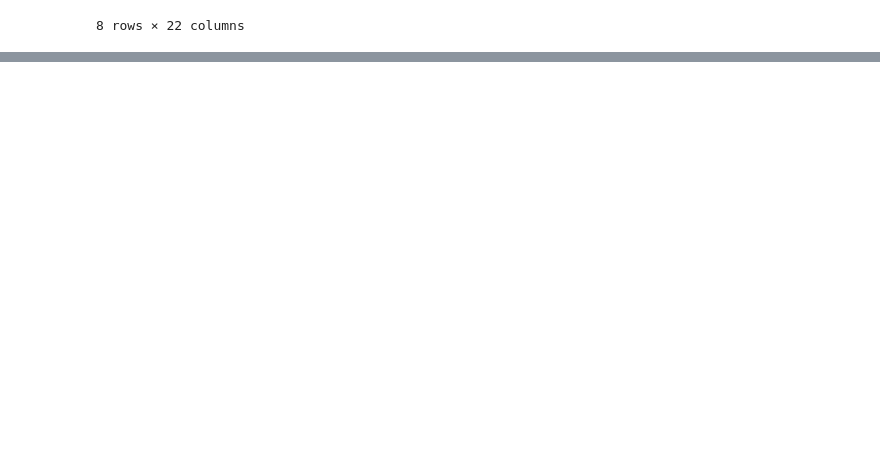
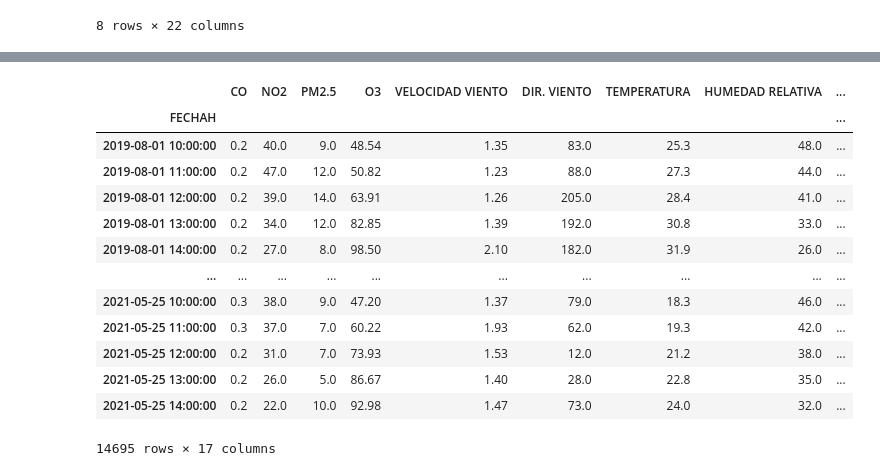
Before and after one commit to albercol/TFG, a Jupyter notebook: Fase3/RandomForest/RandomForestRegressorHoraAnterior.ipynb, the cells around one changed output, grey strips where cells are left out. Saved outputs shown, nothing was run; the diff lists cells and outputs as text; code cells hidden in the pictures; blank space fills up the shorter version.

```diff
--- a/Fase3/RandomForest/RandomForestRegressorHoraAnterior.ipynb
+++ b/Fase3/RandomForest/RandomForestRegressorHoraAnterior.ipynb
@@ -173,0 +257,17 @@ df.describe()
+# %%
+url ="https://raw.githubusercontent.com/albercol/TFG/main/Fase2/Fase%202.3/DatosUnificados/Cont_Meteo_Traf.csv"
+df = pd.read_csv(url,parse_dates=['FECHAH'])
+df = df.dropna()
+#df["hora"] = df['FECHAH'].dt.hour
+
+#Transformamos la columna tipo en 3 columnas numericas para cada tipo (LABORABLE, SABADO, DOMINGO, FESTIVO)
+valores = df.TIPO.unique()
+for v in valores:
+    print(v)
+    df[v] = df.TIPO.apply(lambda x: 1 if x==v else 0)
+
+#Borramos las columnas que no son necesarias.
+df = df.drop(['TIPO', 'NO', 'PM10', 'NOx'], axis=1)
+
+index=df.set_index(['FECHAH'])
+index
@@ -173,0 +293,7 @@ df.describe()
+# %%
+columName = index.columns.values
+
+#Seleccionamos las horas que queremos retrasar
+horasRetraso = 10
+data_series = series_to_supervised(index, horasRetraso, 0, True, columName)
+data_series
@@ -173,0 +315,18 @@ df.describe()
+# %%
+index2 = index[horasRetraso:]
+index2
+# %% [output]
+|  | CO | NO2 | PM2.5 | O3 | VELOCIDAD VIENTO | DIR. VIENTO | TEMPERATURA | HUMEDAD RELATIVA | ... |
+| FECHAH |  |  |  |  |  |  |  |  | ... |
+| 2019-08-01 10:00:00 | 0.2 | 40.0 | 9.0 | 48.54 | 1.35 | 83.0 | 25.3 | 48.0 | ... |
+| 2019-08-01 11:00:00 | 0.2 | 47.0 | 12.0 | 50.82 | 1.23 | 88.0 | 27.3 | 44.0 | ... |
+| 2019-08-01 12:00:00 | 0.2 | 39.0 | 14.0 | 63.91 | 1.26 | 205.0 | 28.4 | 41.0 | ... |
+| 2019-08-01 13:00:00 | 0.2 | 34.0 | 12.0 | 82.85 | 1.39 | 192.0 | 30.8 | 33.0 | ... |
+| 2019-08-01 14:00:00 | 0.2 | 27.0 | 8.0 | 98.50 | 2.10 | 182.0 | 31.9 | 26.0 | ... |
+| ... | ... | ... | ... | ... | ... | ... | ... | ... | ... |
+| 2021-05-25 10:00:00 | 0.3 | 38.0 | 9.0 | 47.20 | 1.37 | 79.0 | 18.3 | 46.0 | ... |
+| 2021-05-25 11:00:00 | 0.3 | 37.0 | 7.0 | 60.22 | 1.93 | 62.0 | 19.3 | 42.0 | ... |
+| 2021-05-25 12:00:00 | 0.2 | 31.0 | 7.0 | 73.93 | 1.53 | 12.0 | 21.2 | 38.0 | ... |
+| 2021-05-25 13:00:00 | 0.2 | 26.0 | 5.0 | 86.67 | 1.40 | 28.0 | 22.8 | 35.0 | ... |
+| 2021-05-25 14:00:00 | 0.2 | 22.0 | 10.0 | 92.98 | 1.47 | 73.0 | 24.0 | 32.0 | ... |
+14695 rows × 17 columns
```
Also changed, not shown: parts of 11 cells of this notebook, 2 other files.
